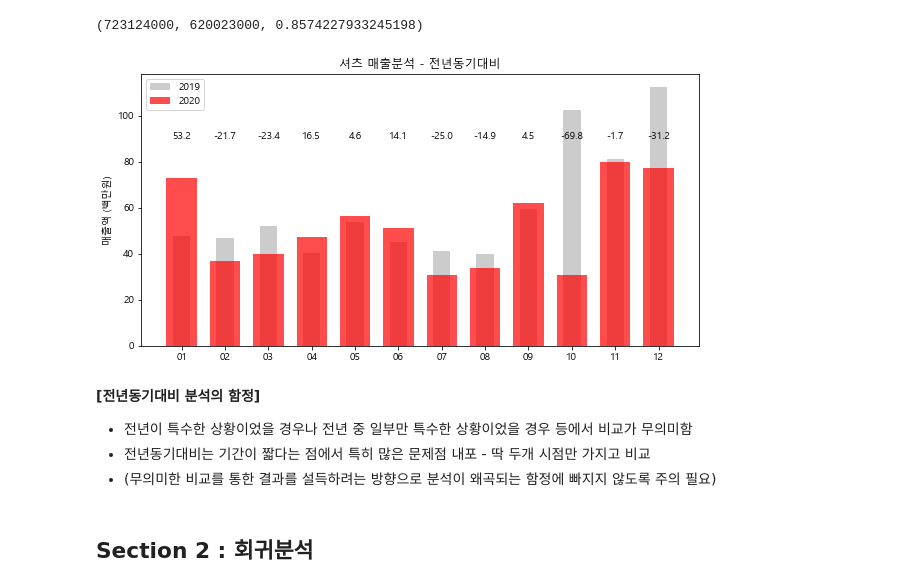
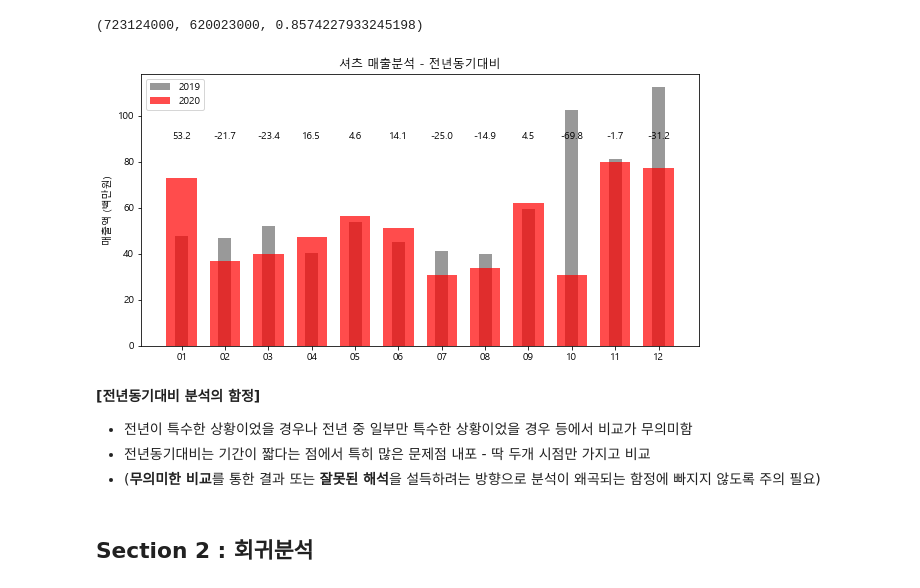
Before and after one commit to stillxyxon/fashionRetailAnalysis2022, a Jupyter notebook: M5A_salesForecast_regression.ipynb, the cells around one changed output. Drawn from its saved outputs; the diff is of its cells as text; code cells hidden in the pictures.

```diff
--- a/M5A_salesForecast_regression.ipynb
+++ b/M5A_salesForecast_regression.ipynb
@@ -280,26 +283,26 @@ dfsaleShirts[2019].sum(), dfsaleShirts[2020].sum(), dfsaleShirts[2020].sum() / d
 # %%
 plt.figure(figsize=(10,5))
 # 1차년도를 먼저 표시
-plt.bar(tmpShirtSaless1.mon, tmpShirtSaless1.amt/1e+6, alpha=0.4, width=0.4, color='grey')
+plt.bar(tmpShirtSaless1.mon, tmpShirtSaless1.amt/1e+6, alpha=0.8, width=0.3, color='grey')
 # 2차년도를 표시
 plt.bar(tmpShirtSaless2.mon, tmpShirtSaless2.amt/1e+6, alpha=0.7, width=0.7, color='red')
 # 2차년도(최근)가 중요하므로 강조 -- red
 
 plt.ylabel('매출액 (백만원)')
 plt.title('셔츠 매출분석 - 전년동기대비')
 plt.legend([2019,2020])
 
 # 증가 지표 표시
 for i in dfsaleShirts.index:
     plt.text(tmpShirtSaless1.mon[i], 90, dfsaleShirts.yoy[i], ha='center')
 plt.show()
 # %% [output]
-[figure, old version]
+[figure, new version]
 # %% [markdown]
 **[전년동기대비 분석의 함정]**
 - 전년이 특수한 상황이었을 경우나 전년 중 일부만 특수한 상황이었을 경우 등에서 비교가 무의미함
 - 전년동기대비는 기간이 짧다는 점에서 특히 많은 문제점 내포 - 딱 두개 시점만 가지고 비교
-- (무의미한 비교를 통한 결과를 설득하려는 방향으로 분석이 왜곡되는 함정에 빠지지 않도록 주의 필요)
+- (**무의미한 비교**를 통한 결과 또는 **잘못된 해석**을 설득하려는 방향으로 분석이 왜곡되는 함정에 빠지지 않도록 주의 필요)
 # %% [markdown]
 ## Section 2 : 회귀분석
 # %% [markdown]
```
Also changed, not shown: parts of 60 cells of this notebook, 1 other file.
